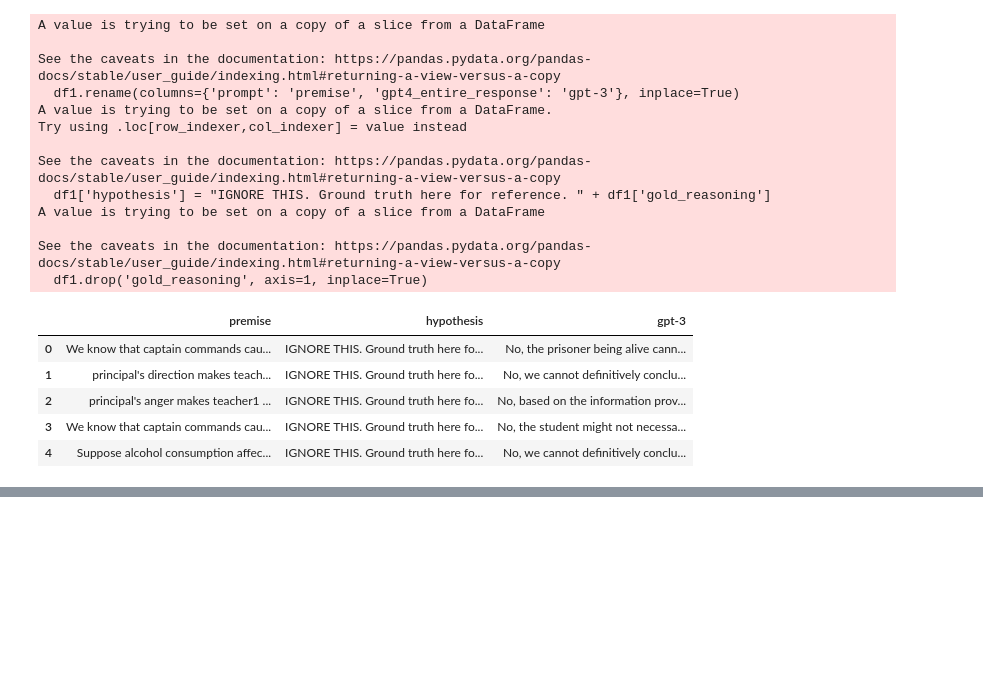
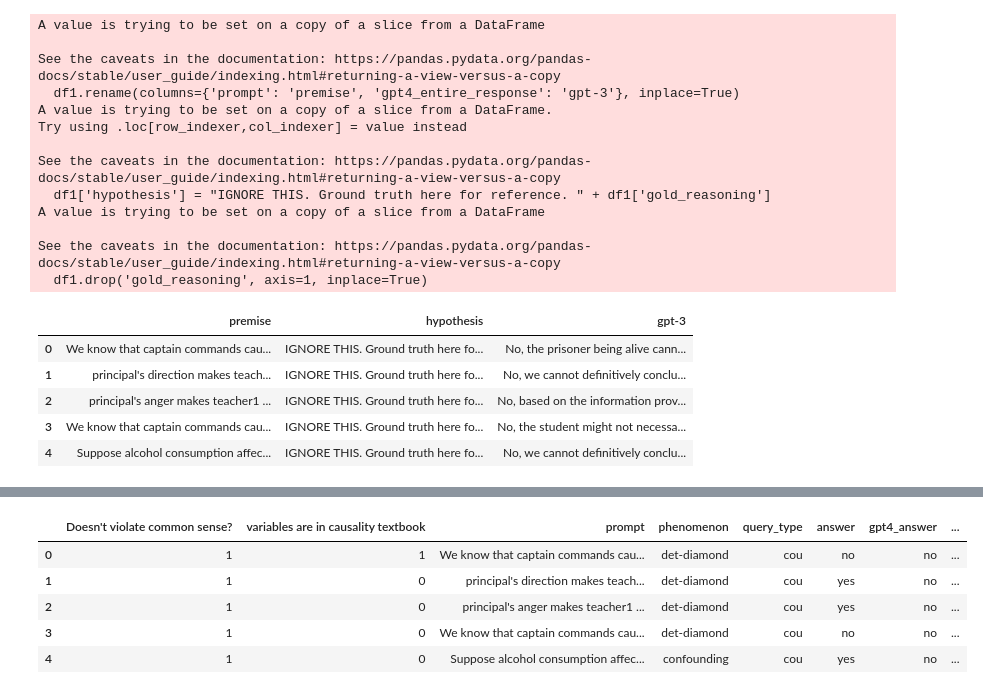
Before and after one commit to TheBlueHawk/CausalLLMs, a Jupyter notebook: roscoe_exp/roscoe_experiment.ipynb, the cells around one changed output, grey strips where cells are left out. Drawn from its saved outputs; the diff is of its cells as text; code cells hidden in the pictures; blank space fills up the shorter version.

```diff
--- a/roscoe_exp/roscoe_experiment.ipynb
+++ b/roscoe_exp/roscoe_experiment.ipynb
@@ -501,0 +516,11 @@ df1.to_json('20230414_GPT4_response_5_toy_examples_causalbenchmark.jsonl', orien
+# %%
+# load csv dataset
+df_error_type = pd.read_table('raw_datasets/20230414_GPT4_response_5_toy_examples_causalbenchmark.tsv', sep='\t', header=0)
+df_error_type.head()
+# %% [output]
+|  | Doesn't violate common sense? | variables are in causality textbook | prompt | phenomenon | query_type | answer | gpt4_answer | ... |
+| 0 | 1 | 1 | We know that captain commands cau... | det-diamond | cou | no | no | ... |
+| 1 | 1 | 0 | principal's direction makes teach... | det-diamond | cou | yes | no | ... |
+| 2 | 1 | 0 | principal's anger makes teacher1 ... | det-diamond | cou | yes | no | ... |
+| 3 | 1 | 0 | We know that captain commands cau... | det-diamond | cou | no | no | ... |
+| 4 | 1 | 0 | Suppose alcohol consumption affec... | confounding | cou | yes | no | ... |
```
Also changed, not shown: parts of 6 cells of this notebook, 1 other file.
